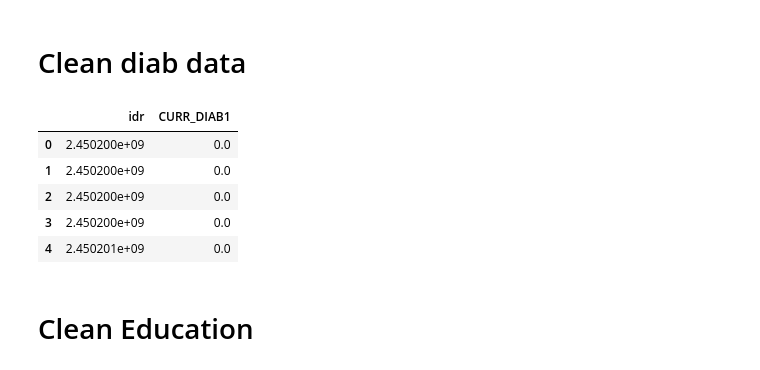
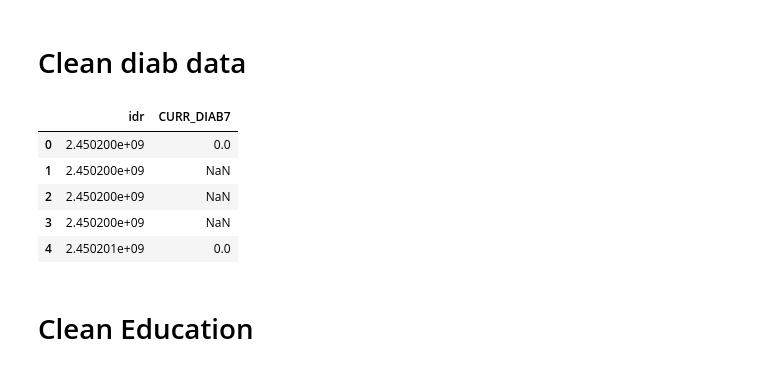
Before and after one commit to vkoesmahargyo/UNICORNLAB, a Jupyter notebook: FHS/FHS_survival_preprocessing_from_Jaime_wave7.ipynb, the cells around one changed output. Saved outputs shown, nothing was run; the diff lists cells and outputs as text; code cells hidden in the pictures.

```diff
--- a/FHS/FHS_survival_preprocessing_from_Jaime_wave7.ipynb
+++ b/FHS/FHS_survival_preprocessing_from_Jaime_wave7.ipynb
@@ -510,17 +484,17 @@ apoe_data_clean.head()
 # %%
 x = diab_data[[
     'idr',
-    'CURR_DIAB1'
+    'CURR_DIAB7'
 ]].copy()
 
 diab_data_clean = x.copy()
 diab_data_clean.head()
 # %% [output]
-|  | idr | CURR_DIAB1 |
+|  | idr | CURR_DIAB7 |
 | 0 | 2.450200e+09 | 0.0 |
-| 1 | 2.450200e+09 | 0.0 |
-| 2 | 2.450200e+09 | 0.0 |
-| 3 | 2.450200e+09 | 0.0 |
+| 1 | 2.450200e+09 | NaN |
+| 2 | 2.450200e+09 | NaN |
+| 3 | 2.450200e+09 | NaN |
 | 4 | 2.450201e+09 | 0.0 |
 # %% [markdown]
 # Clean Education
```
Also changed, not shown: parts of 30 cells of this notebook, 6 other files.
